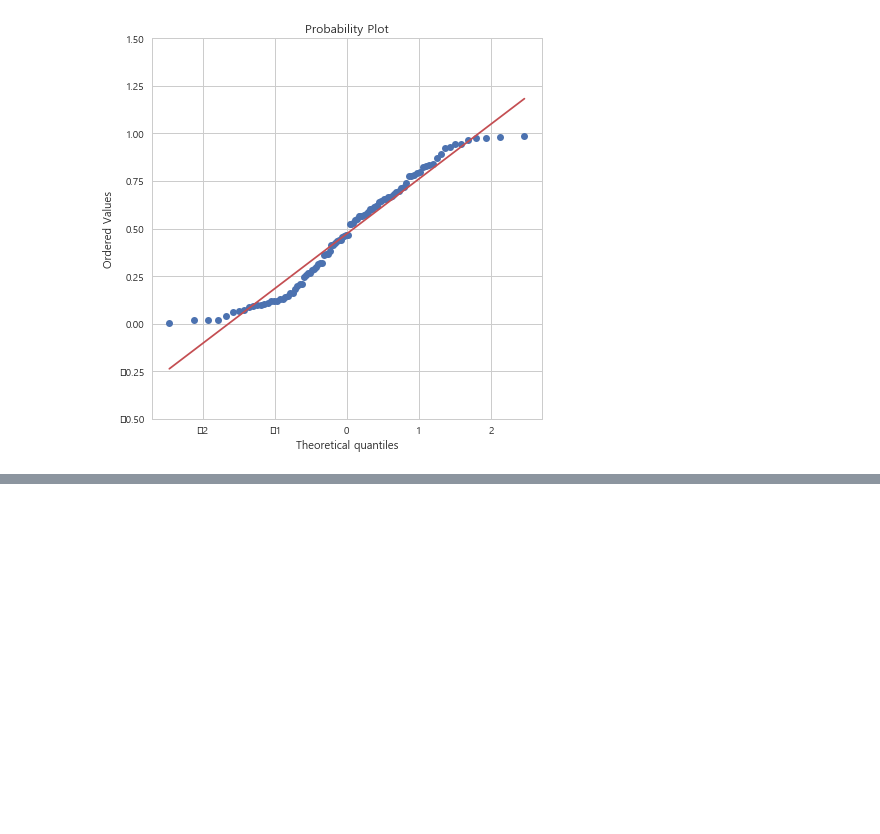
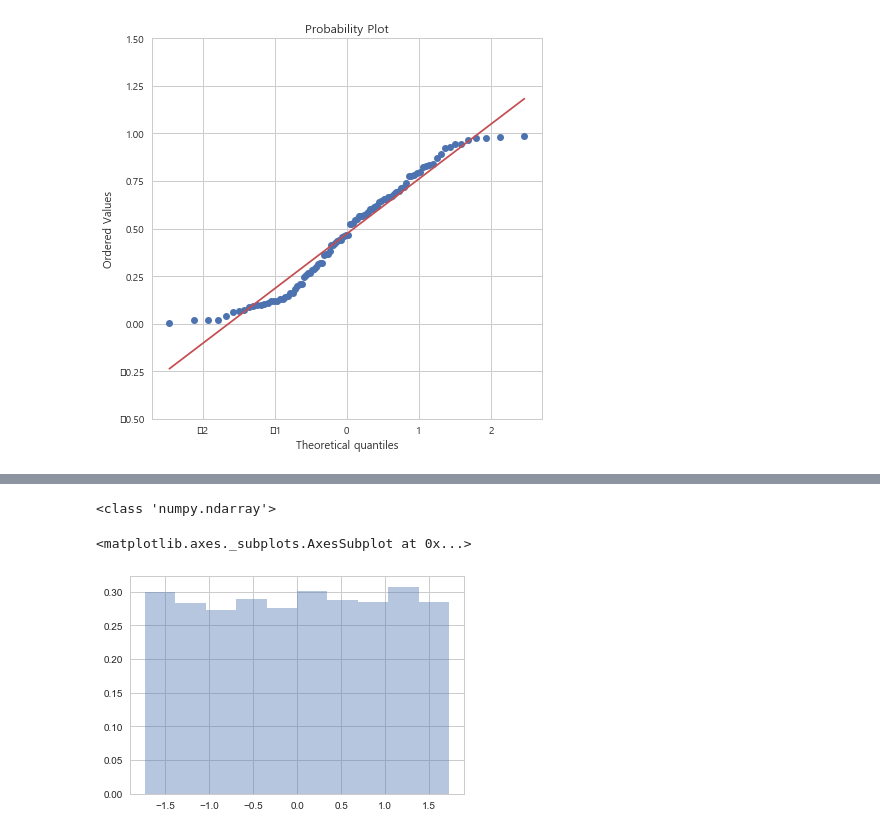
Before and after one commit to Junhojuno/TIL, a Jupyter notebook: probability/gaussian_review.ipynb, the cells around one changed output, grey strips where cells are left out. Saved outputs shown, nothing was run; the diff lists cells and outputs as text; code cells hidden in the pictures; blank space fills up the shorter version.

```diff
--- a/probability/gaussian_review.ipynb
+++ b/probability/gaussian_review.ipynb
@@ -91,0 +110,12 @@ array([[6.82326579e-01, 8.05702338e-01, 6.71427546e-01, 4.22407495e-01,
+# %%
+# N = 1 인 경우를 좀 더 자세하게 보자.
+
+X = np.random.rand(5000, 1) # uniform 분포
+# 세트당(각 행벡터) 평균을 내고 정규화까지 하는 과정...총 5000세트
+Xbar = (X.mean(axis=1) - 0.5) * np.sqrt(12 * 1)
+print(type(Xbar))
+sns.distplot(Xbar, bins=10, kde=False, norm_hist=True)
+# %% [output]
+<class 'numpy.ndarray'>
+<matplotlib.axes._subplots.AxesSubplot at 0x...>
+[figure, added]
```
Also changed, not shown: parts of 3 cells of this notebook.
